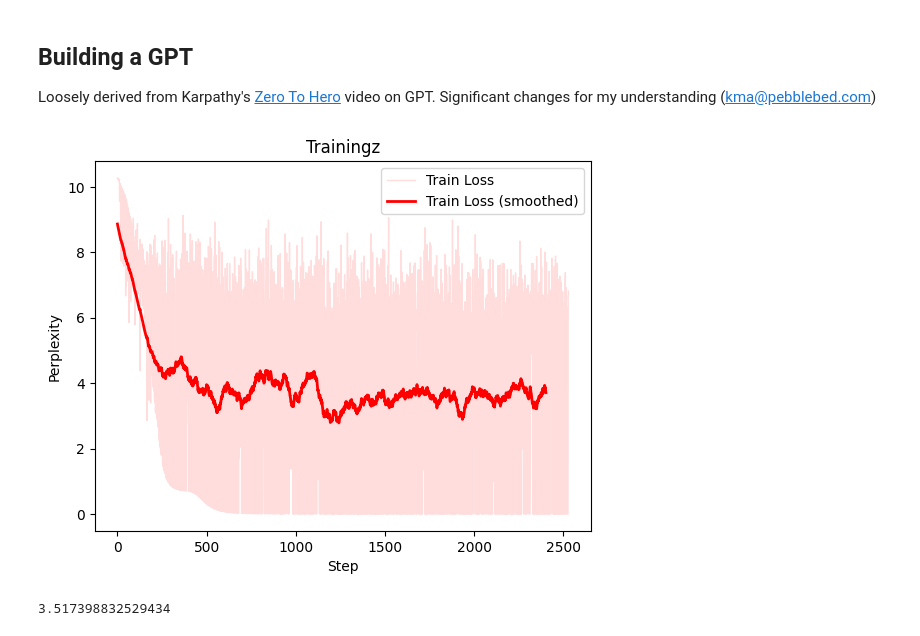
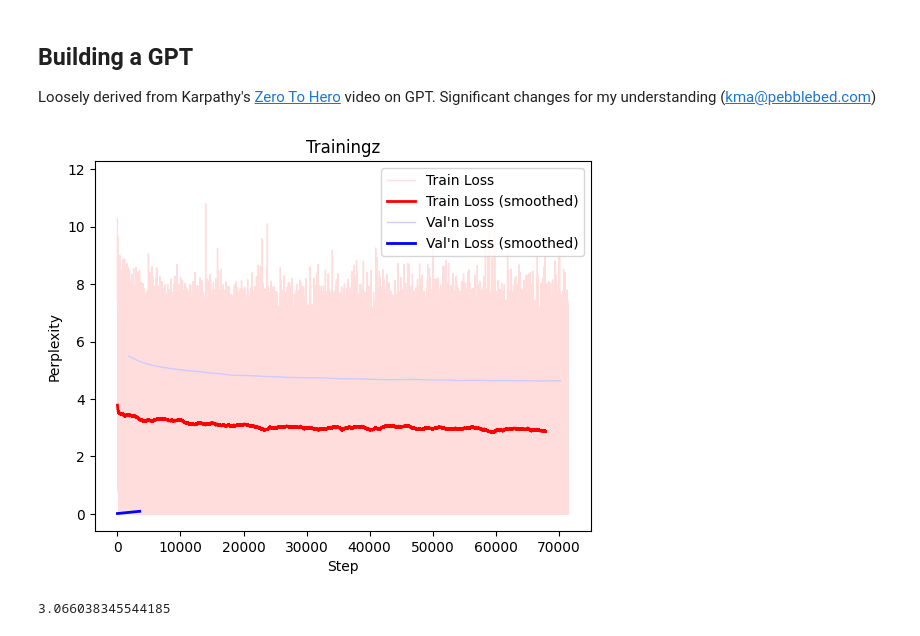
Before and after one commit to kmapb/microlm, a Jupyter notebook: Conv_Text.ipynb, the cells around one changed output. Drawn from its saved outputs; the diff is of its cells as text; code cells hidden in the pictures.

Commit message:
Training a tad better.

```diff
--- a/Conv_Text.ipynb
+++ b/Conv_Text.ipynb
@@ -10,34 +10,34 @@ import conv_text
 import numpy as np
 import pandas as pd
 # %%
-tdat = pd.read_csv('lightning_logs/version_3/metrics.csv')
+tdat = pd.read_csv('lightning_logs/version_0/metrics.csv')
 train = tdat.train_loss[~np.isnan(tdat.train_loss)]
 if True:
     import matplotlib.pyplot as plt
 
     xspace = np.linspace(0, len(train), len(train))
     fsz = max(20, len(train)//20)
     # filter = np.ones(fsz)/fsz
     filter =  np.linspace(0.25, 1.75, num=fsz)/fsz
 
     plt.plot( train, label = 'Train Loss', color='#fdd', linewidth=1)
     plt.plot( np.convolve(train, filter, mode='valid'), label = 'Train Loss (smoothed)', color='r', linewidth=2)
     if True or 'val_loss' in tdat:
         val = tdat.val_loss[~np.isnan(tdat.val_loss)]
         plt.plot( val, label = 'Val\'n Loss', color='#ccf', linewidth=1)
         plt.plot( np.convolve(val, filter, mode='valid'), label = 'Val\'n Loss (smoothed)', color='b', linewidth=2)
 
     plt.xlabel('Step')
     plt.ylabel('Perplexity')
     plt.legend(loc='upper right')
     plt.title('Trainingz')
     plt.show()
 # %% [output]
-[figure, old version]
+[figure, new version]
 # %%
-np.mean(tdat.train_loss[-100:])
+np.mean(tdat.train_loss[-1000:])
 # %% [output]
-3.517398832529434
+3.066038345544185
 # %%
 tdat.val_loss[~np.isnan(tdat.val_loss)]
 # %% [output]
```
Also changed, not shown: parts of 1 cell of this notebook, 2 other files.
